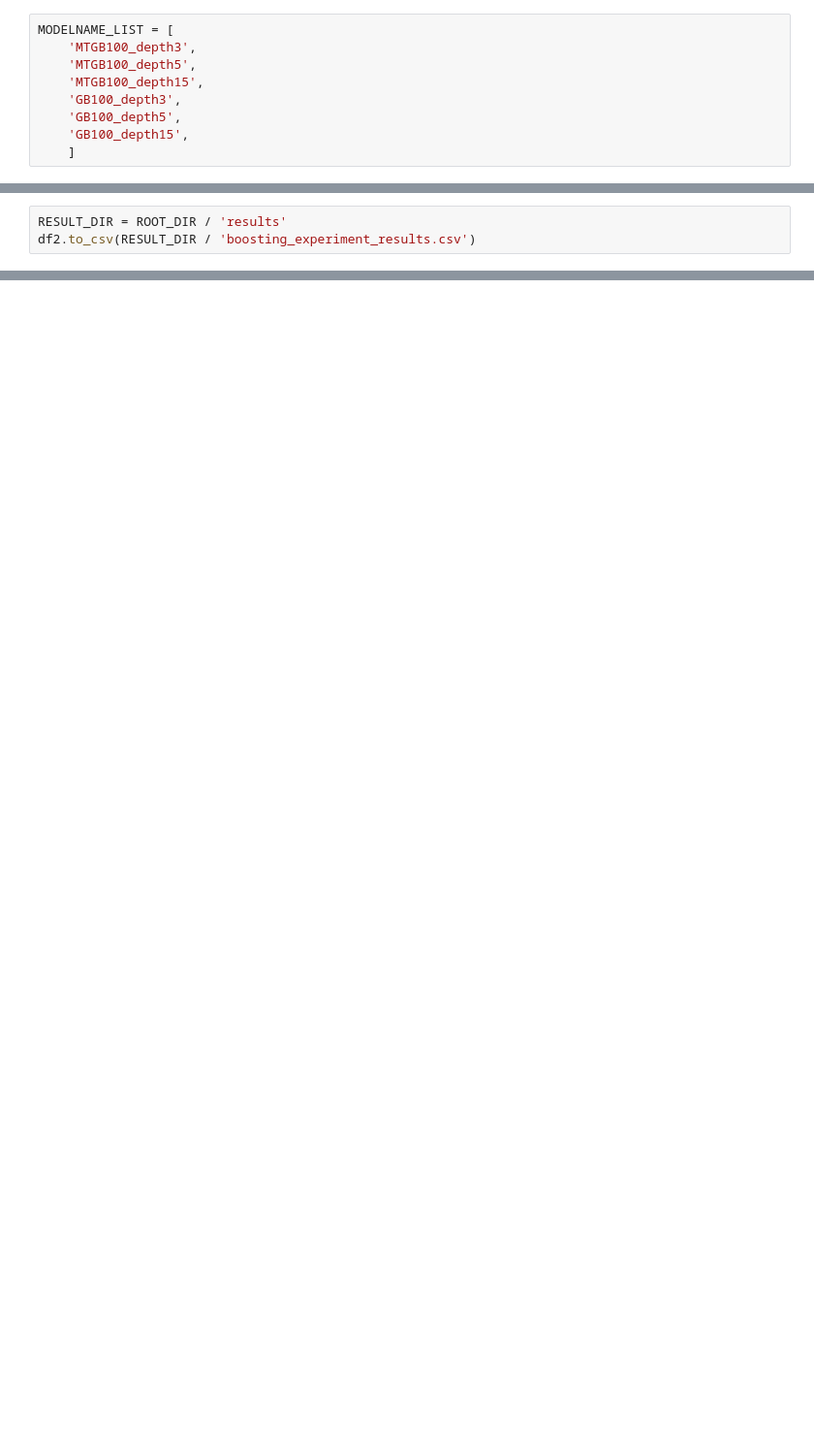
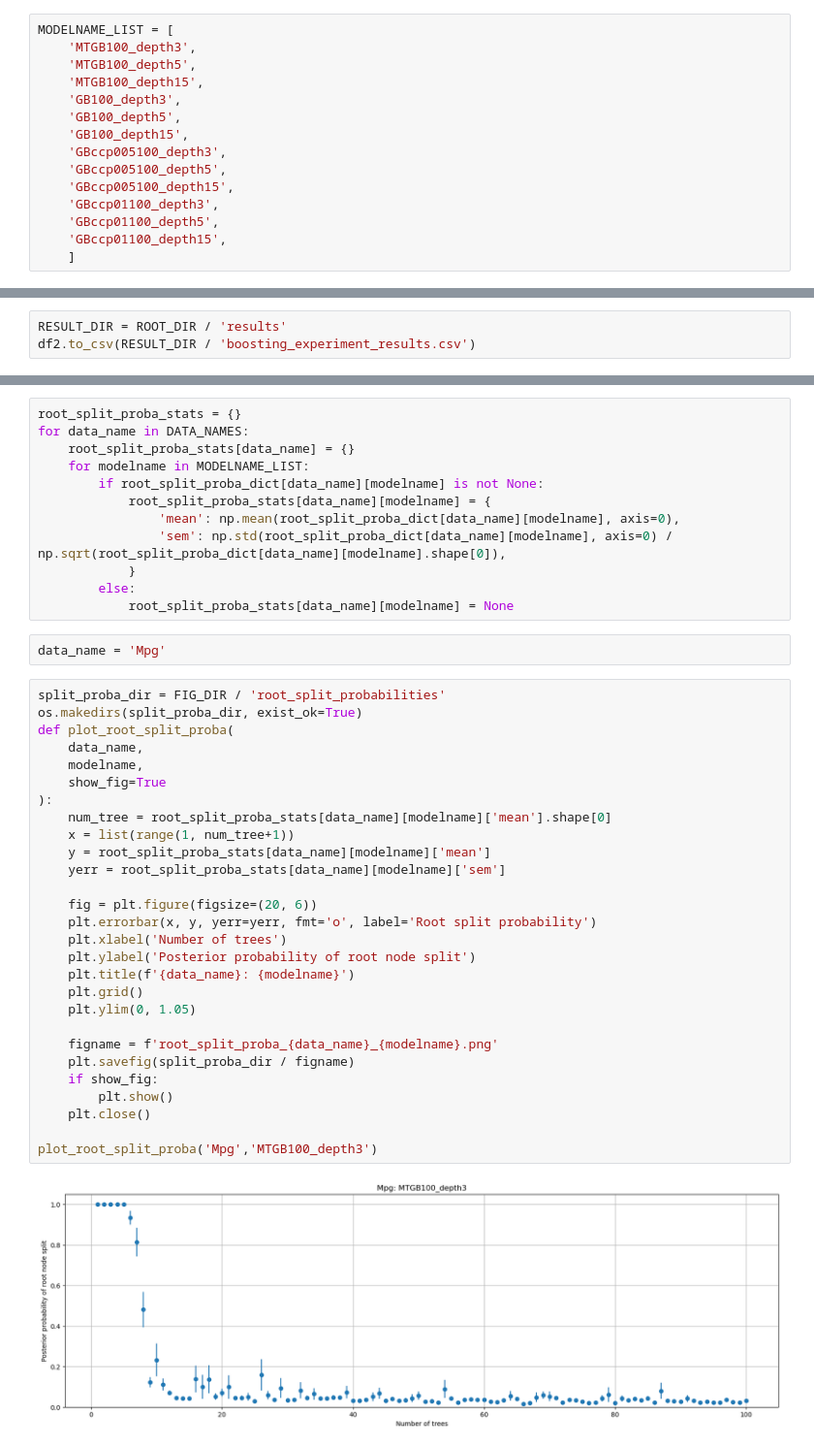
Before and after one commit to 1jonao/Gradient_Boosting_Meta_Tree, a Jupyter notebook: experiments/exp2_benchmark_exp_result_viz.ipynb, the cells around one changed output, grey strips where cells are left out. Shown at 97% size. Saved outputs shown, nothing was run; the diff lists cells and outputs as text; blank space fills up the shorter version.

```diff
--- a/experiments/exp2_benchmark_exp_result_viz.ipynb
+++ b/experiments/exp2_benchmark_exp_result_viz.ipynb
@@ -26,6 +28,12 @@ MODELNAME_LIST = [
     'GB100_depth3',
     'GB100_depth5',
     'GB100_depth15',
+    'GBccp005100_depth3',
+    'GBccp005100_depth5',
+    'GBccp005100_depth15',
+    'GBccp01100_depth3',
+    'GBccp01100_depth5',
+    'GBccp01100_depth15',
     ]
 # %%
 ERR_DIR
@@ -130,0 +158,44 @@ df2.to_csv(RESULT_DIR / 'boosting_experiment_results.csv')
+# %%
+root_split_proba_stats = {}
+for data_name in DATA_NAMES:
+    root_split_proba_stats[data_name] = {}
+    for modelname in MODELNAME_LIST:
+        if root_split_proba_dict[data_name][modelname] is not None:
+            root_split_proba_stats[data_name][modelname] = {
+                'mean': np.mean(root_split_proba_dict[data_name][modelname], axis=0),
+                'sem': np.std(root_split_proba_dict[data_name][modelname], axis=0) / np.sqrt(root_split_proba_dict[data_name][modelname].shape[0]),
+            }
+        else:
+            root_split_proba_stats[data_name][modelname] = None
+# %%
+data_name = 'Mpg'
+# %%
+split_proba_dir = FIG_DIR / 'root_split_probabilities'
+os.makedirs(split_proba_dir, exist_ok=True)
+def plot_root_split_proba(
+    data_name,
+    modelname,
+    show_fig=True
+):
+    num_tree = root_split_proba_stats[data_name][modelname]['mean'].shape[0]
+    x = list(range(1, num_tree+1))
+    y = root_split_proba_stats[data_name][modelname]['mean']
+    yerr = root_split_proba_stats[data_name][modelname]['sem']
+
+    fig = plt.figure(figsize=(20, 6))
+    plt.errorbar(x, y, yerr=yerr, fmt='o', label='Root split probability')
+    plt.xlabel('Number of trees')
+    plt.ylabel('Posterior probability of root node split')
+    plt.title(f'{data_name}: {modelname}')
+    plt.grid()
+    plt.ylim(0, 1.05)
+
+    figname = f'root_split_proba_{data_name}_{modelname}.png'
+    plt.savefig(split_proba_dir / figname)
+    if show_fig:
+        plt.show()
+    plt.close()
+
+plot_root_split_proba('Mpg','MTGB100_depth3')
+# %% [output]
+[figure, added]
```
Also changed, not shown: parts of 8 cells of this notebook, 5 other files.
